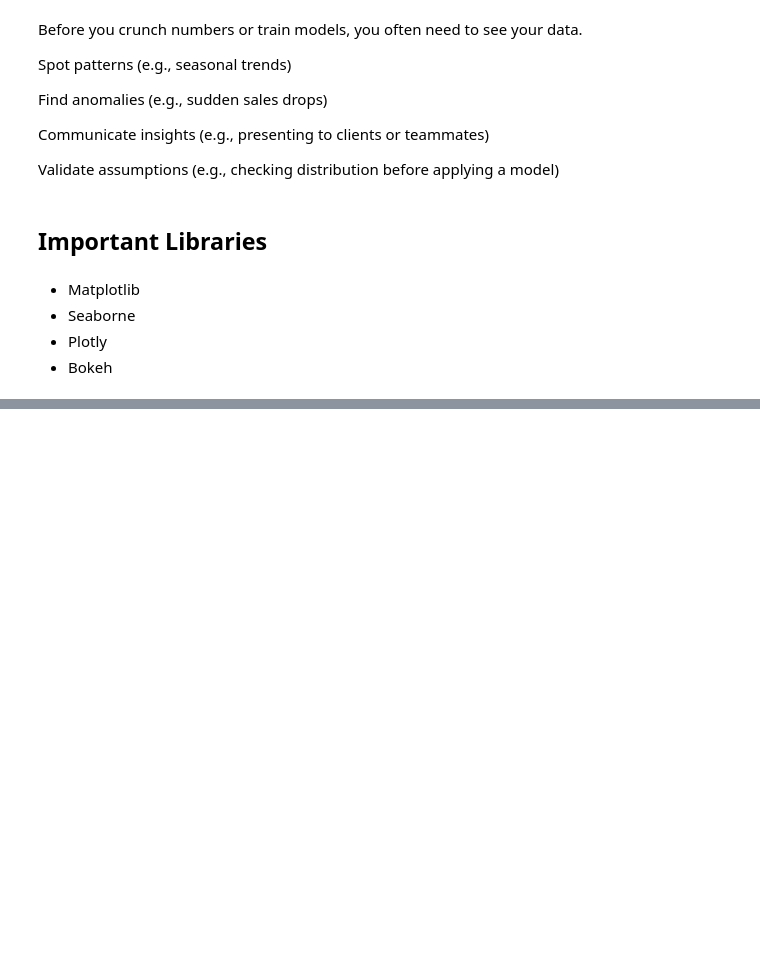
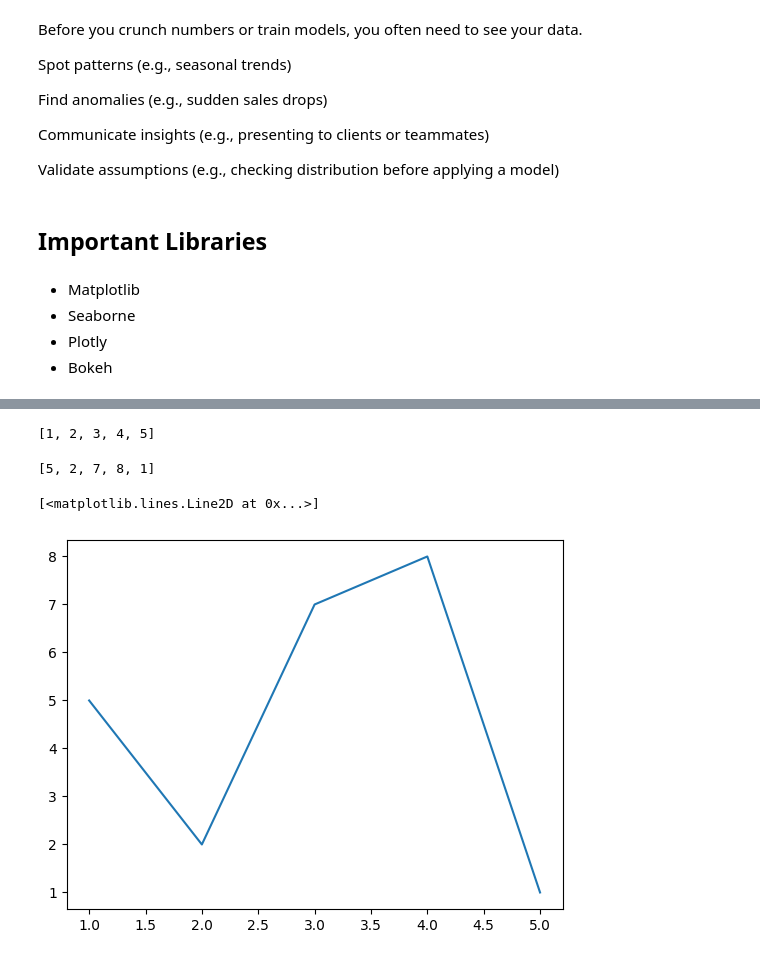
Before and after one commit to prA-G/DailyPythonNotes, a Jupyter notebook: 20_Matplotlib.ipynb, the cells around one changed output, grey strips where cells are left out. Saved outputs shown, nothing was run; the diff lists cells and outputs as text; code cells hidden in the pictures; blank space fills up the shorter version.

```diff
--- a/20_Matplotlib.ipynb
+++ b/20_Matplotlib.ipynb
@@ -36,0 +214,16 @@ warnings.filterwarnings('ignore')  # suppress all warnings
+# %%
+x = [1, 2, 3, 4, 5]  # Days
+y = [5, 2, 7, 8, 1] # price of stock
+# %%
+x
+# %% [output]
+[1, 2, 3, 4, 5]
+# %%
+y
+# %% [output]
+[5, 2, 7, 8, 1]
+# %%
+plt.plot(x, y)
+# %% [output]
+[<matplotlib.lines.Line2D at 0x...>]
+[figure, added]
```
Also changed, not shown: parts of 38 cells of this notebook.
